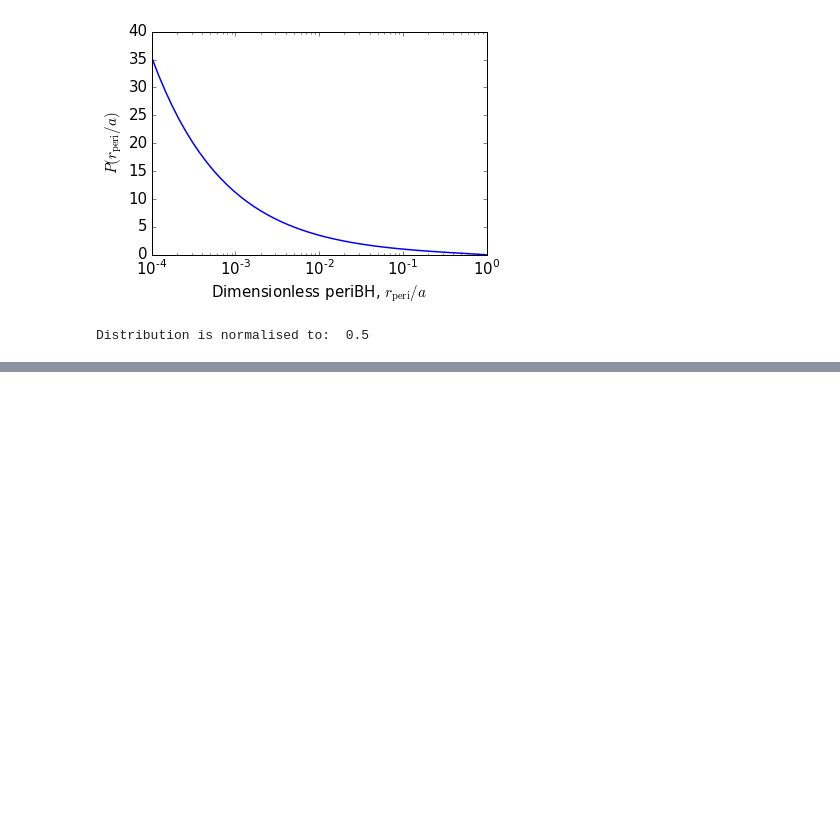
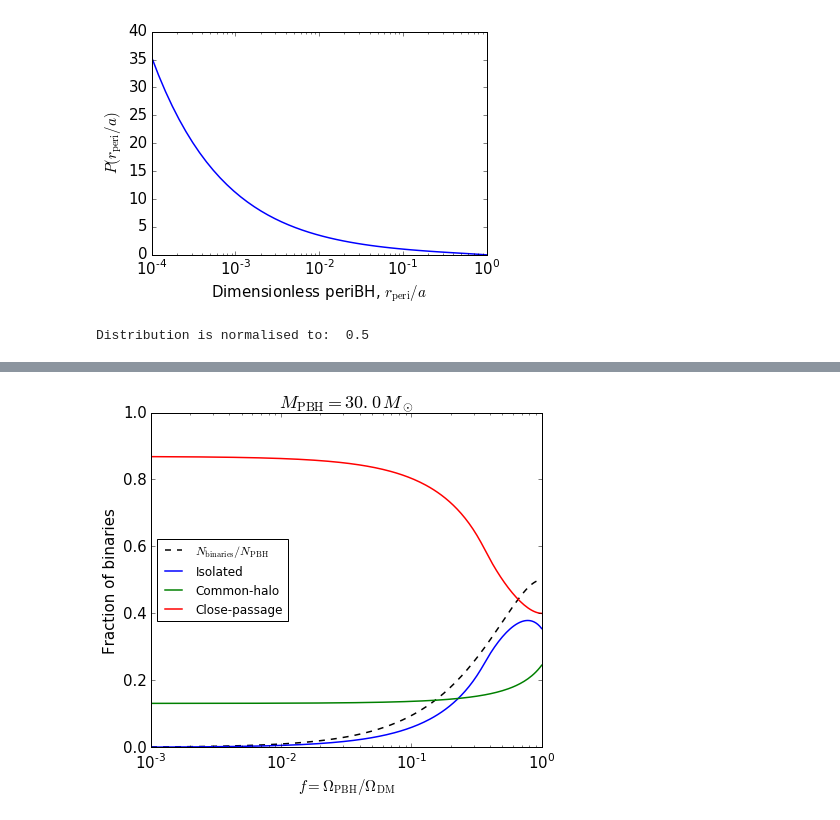
Before and after one commit to LBJ-Wade/PBHinDMclothing, a Jupyter notebook: code/PBH.ipynb, the cells around one changed output, grey strips where cells are left out. Saved outputs shown, nothing was run; the diff lists cells and outputs as text; code cells hidden in the pictures; blank space fills up the shorter version.

Commit message:
Updated with binary populations

```diff
--- a/code/PBH.ipynb
+++ b/code/PBH.ipynb
@@ -174,0 +264,46 @@ Distribution is normalised to:  0.5
+# %%
+#Calculate fraction of common halo binaries
+def calc_common(f_ref, M_PBH):
+    r_tr = r_trunc(M_PBH)
+    a_max = (f_ref**(1.0/3.0))*xbar(f_ref, M_PBH)
+    integ_common = lambda x: P_a(x, x*(1.0-emax(x, f_ref, M_PBH)), x, f_ref, M_PBH)
+    return quad(integ_common, 0.0, r_tr)[0]/calc_frac_binary(f_ref, M_PBH)
+# %%
+#Calculate fraction of close passage binaries
+def calc_close(f_ref, M_PBH):
+    r_tr = r_trunc(M_PBH)
+    a_max = (f_ref**(1.0/3.0))*xbar(f_ref, M_PBH)
+    integ_close = lambda x: P_a(x, x*(1.0-emax(x, f_ref, M_PBH)), np.maximum(r_tr,x*(1.0-emax(x, f_ref, M_PBH))), f_ref, M_PBH)
+    return quad(integ_close, r_tr, a_max)[0]/calc_frac_binary(f_ref, M_PBH)
+# %%
+#Let's fix a reference value for M_PBH (although it looks like there isn't much dependence on M_PBH...)
+M_PBH = 30.0
+
+#Calculate for a range of values of f
+f_list = np.logspace(-3, 0,200)
+frac_binaries = [calc_frac_binary(f, M_PBH) for f in f_list]
+frac_isolated = [calc_isolated(f, M_PBH) for f in f_list]
+frac_common = [calc_common(f, M_PBH) for f in f_list]
+frac_close = [calc_close(f, M_PBH) for f in f_list]
+# %%
+#Do some plotting
+
+pl.figure(figsize=(7,6))
+
+pl.semilogx(f_list, frac_binaries, 'k--', label=r"$N_\mathrm{binaries}/N_\mathrm{PBH}$", lw=1.5)
+pl.semilogx(f_list, frac_isolated, '-',label="Isolated", lw=1.5)
+pl.semilogx(f_list, frac_common, '-',label="Common-halo", lw=1.5)
+pl.semilogx(f_list, frac_close, '-',label="Close-passage", lw=1.5)
+
+pl.legend(fontsize=12.0, loc='best')
+
+pl.ylabel("Fraction of binaries")
+pl.xlabel(r"$f = \Omega_\mathrm{PBH}/\Omega_\mathrm{DM}$")
+
+pl.title(r"$M_\mathrm{PBH} = " + str(M_PBH) + "\,M_\odot$")
+
+pl.ylim(0, 1)
+pl.savefig("../plots/Binary_fractions.pdf", bbox_inches="tight")
+pl.show()
+# %% [output]
+[figure, added]
```
Also changed, not shown: parts of 14 cells of this notebook, 10 other files.
